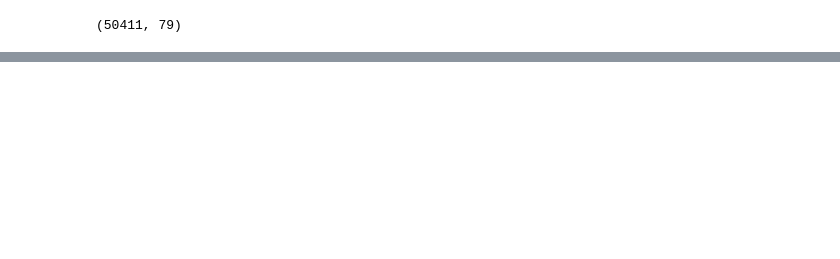
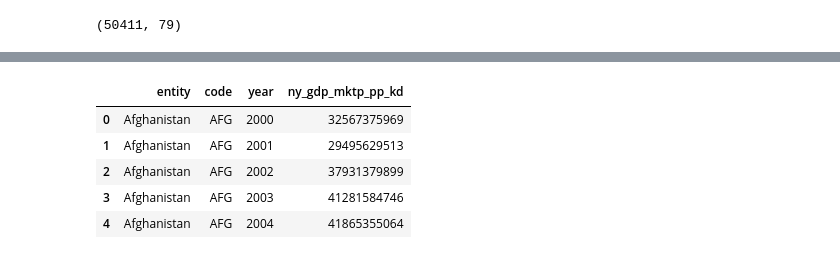
Before and after one commit to dsaedinia/DSE511-HW2, a Jupyter notebook: notebooks/data_parse.ipynb, the cells around one changed output, grey strips where cells are left out. Drawn from its saved outputs; the diff is of its cells as text; code cells hidden in the pictures; blank space fills up the shorter version.

```diff
--- a/notebooks/data_parse.ipynb
+++ b/notebooks/data_parse.ipynb
@@ -63,0 +117,20 @@ NA_df.describe()
+# %%
+# Grabbing World bank dataset from OWID
+world_bank_url = "https://ourworldindata.org/grapher/gdp-worldbank.csv?v=1&csvType=full&useColumnShortNames=true"
+
+df_gdp = pd.DataFrame()
+if os.path.exists(f"{RAW_FOLDER}/gdp-worldbank.csv"):
+    df_gdp = pd.read_csv(f"{RAW_FOLDER}/gdp-worldbank.csv")
+else:
+    df_gdp = pd.read_csv(world_bank_url, storage_options = {'User-Agent': 'Our World In Data data fetch/1.0'})
+    df_gdp.to_csv(f"{RAW_FOLDER}/gdp-worldbank.csv", index=False)
+
+# checking values
+df_gdp.head()
+# %% [output]
+|  | entity | code | year | ny_gdp_mktp_pp_kd |
+| 0 | Afghanistan | AFG | 2000 | 32567375969 |
+| 1 | Afghanistan | AFG | 2001 | 29495629513 |
+| 2 | Afghanistan | AFG | 2002 | 37931379899 |
+| 3 | Afghanistan | AFG | 2003 | 41281584746 |
+| 4 | Afghanistan | AFG | 2004 | 41865355064 |
```
Also changed, not shown: parts of 13 cells of this notebook.
